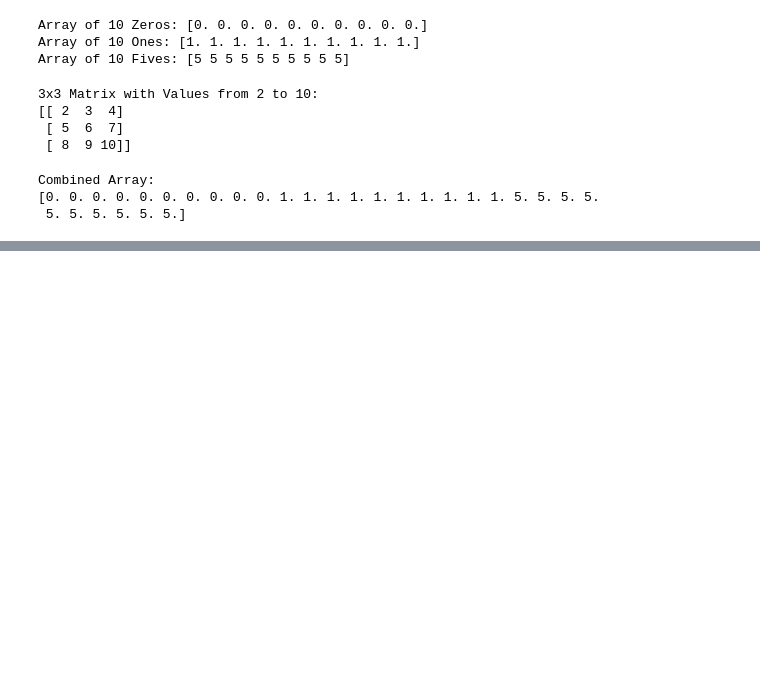
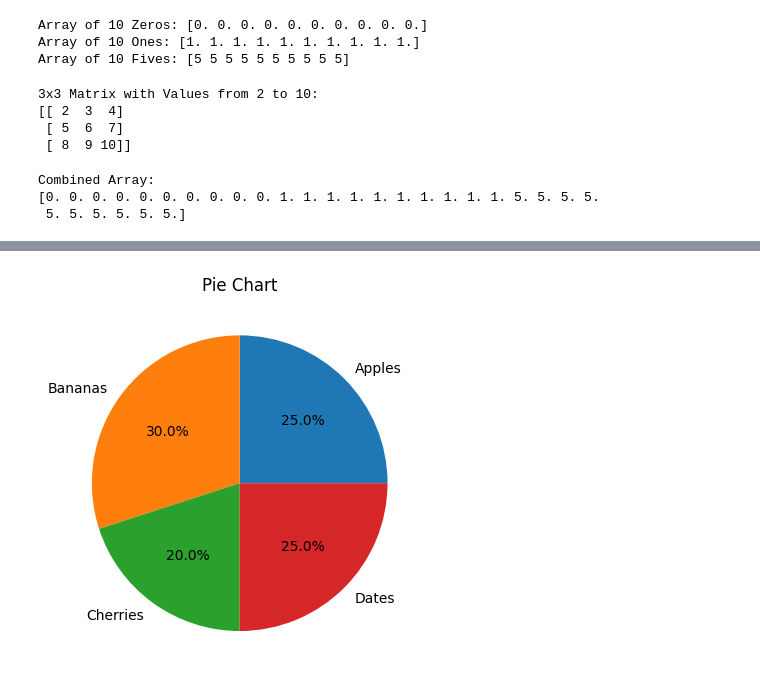
Before and after one commit to yuktagupta/Anudip_foundation_python, a Jupyter notebook: Numpy.ipynb, the cells around one changed output, grey strips where cells are left out. Saved outputs shown, nothing was run; the diff lists cells and outputs as text; code cells hidden in the pictures; blank space fills up the shorter version.

```diff
--- a/Numpy.ipynb
+++ b/Numpy.ipynb
@@ -325,0 +791,14 @@ Combined Array:
+# %%
+##1.Hi! I am new in python matplotlib can you please generate few basic charts for me
+import matplotlib.pyplot as plt
+import matplotlib.pyplot as plt
+
+# Data
+labels = ['Apples', 'Bananas', 'Cherries', 'Dates']
+sizes = [25, 30, 20, 25]
+
+plt.pie(sizes, labels=labels, autopct='%1.1f%%')
+plt.title("Pie Chart")
+plt.show()
+# %% [output]
+[figure, added]
```
Also changed, not shown: parts of 70 cells of this notebook.
